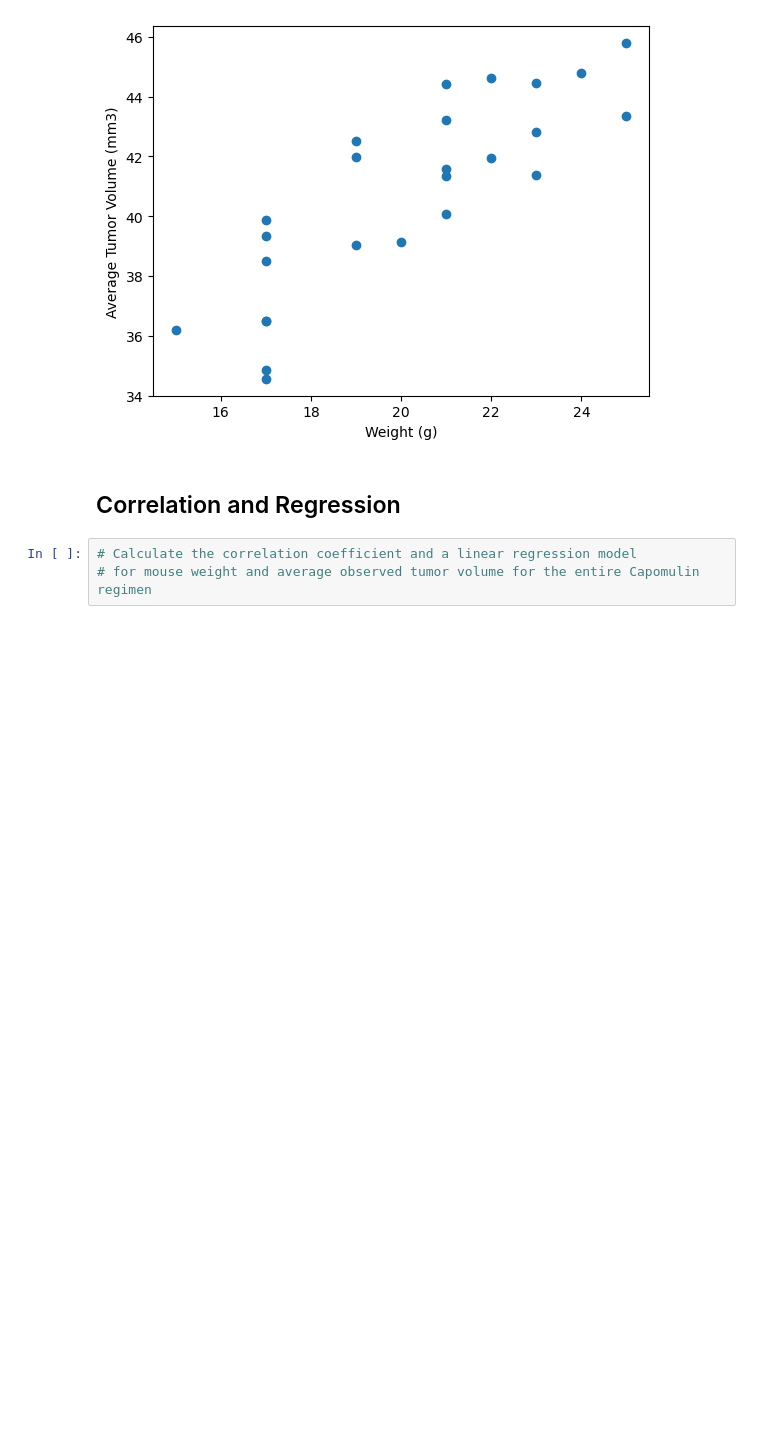
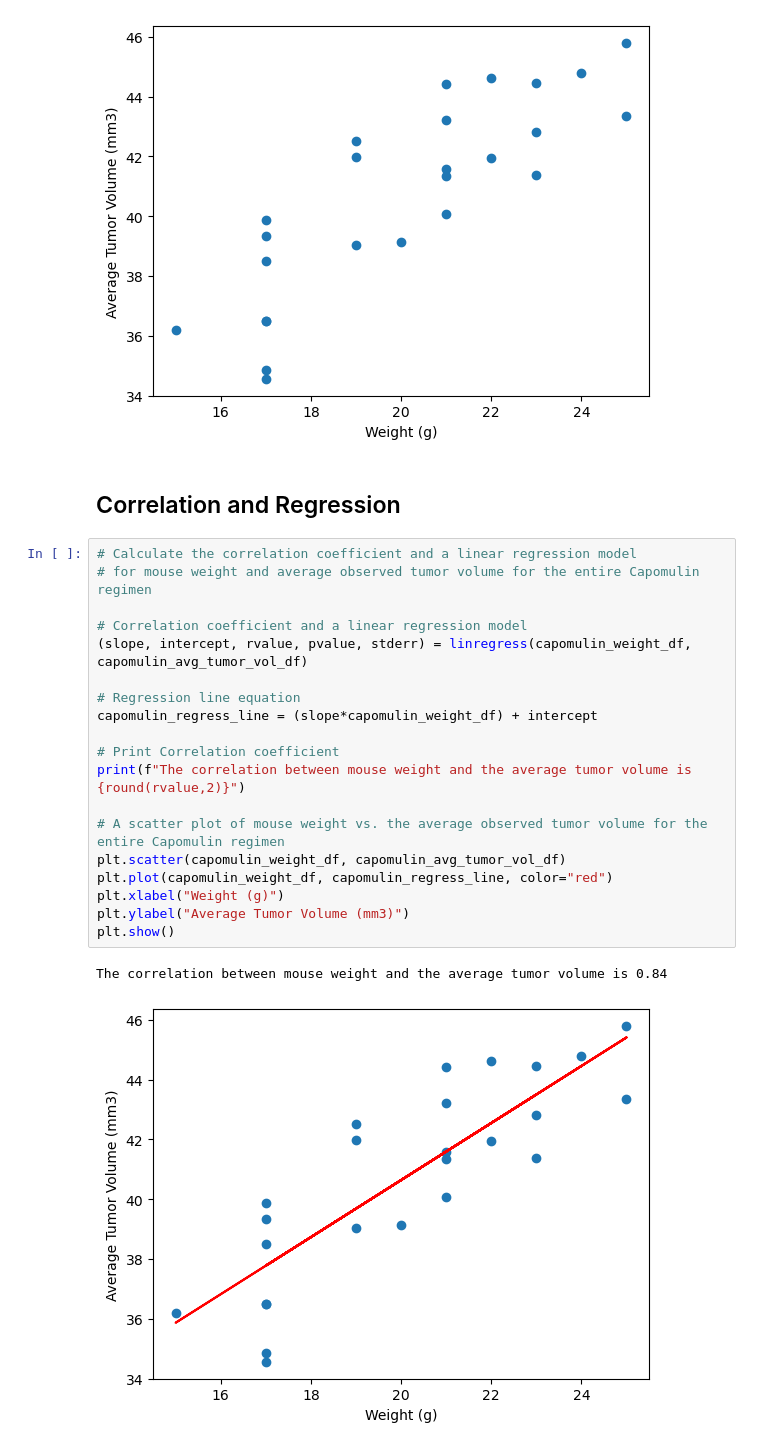
Before and after one commit to Olufemi-Olarewaju/Pymaceuticals, a Jupyter notebook: pymaceuticals_starter.ipynb, the cells around one changed output. Saved outputs shown, nothing was run; the diff lists cells and outputs as text; blank space fills up the shorter version.

```diff
--- a/pymaceuticals_starter.ipynb
+++ b/pymaceuticals_starter.ipynb
@@ -407,6 +407,25 @@ plt.show()
 [figure]
 # %% [markdown]
 ## Correlation and Regression
-# %%
-# Calculate the correlation coefficient and a linear regression model
-# for mouse weight and average observed tumor volume for the entire Capomulin regimen
+# %%
+# Calculate the correlation coefficient and a linear regression model
+# for mouse weight and average observed tumor volume for the entire Capomulin regimen
+
+# Correlation coefficient and a linear regression model
+(slope, intercept, rvalue, pvalue, stderr) = linregress(capomulin_weight_df, capomulin_avg_tumor_vol_df)
+
+# Regression line equation
+capomulin_regress_line = (slope*capomulin_weight_df) + intercept
+
+# Print Correlation coefficient
+print(f"The correlation between mouse weight and the average tumor volume is {round(rvalue,2)}")
+
+# A scatter plot of mouse weight vs. the average observed tumor volume for the entire Capomulin regimen
+plt.scatter(capomulin_weight_df, capomulin_avg_tumor_vol_df)
+plt.plot(capomulin_weight_df, capomulin_regress_line, color="red")
+plt.xlabel("Weight (g)")
+plt.ylabel("Average Tumor Volume (mm3)")
+plt.show()
+# %% [output]
+The correlation between mouse weight and the average tumor volume is 0.84
+[figure, added]
```
